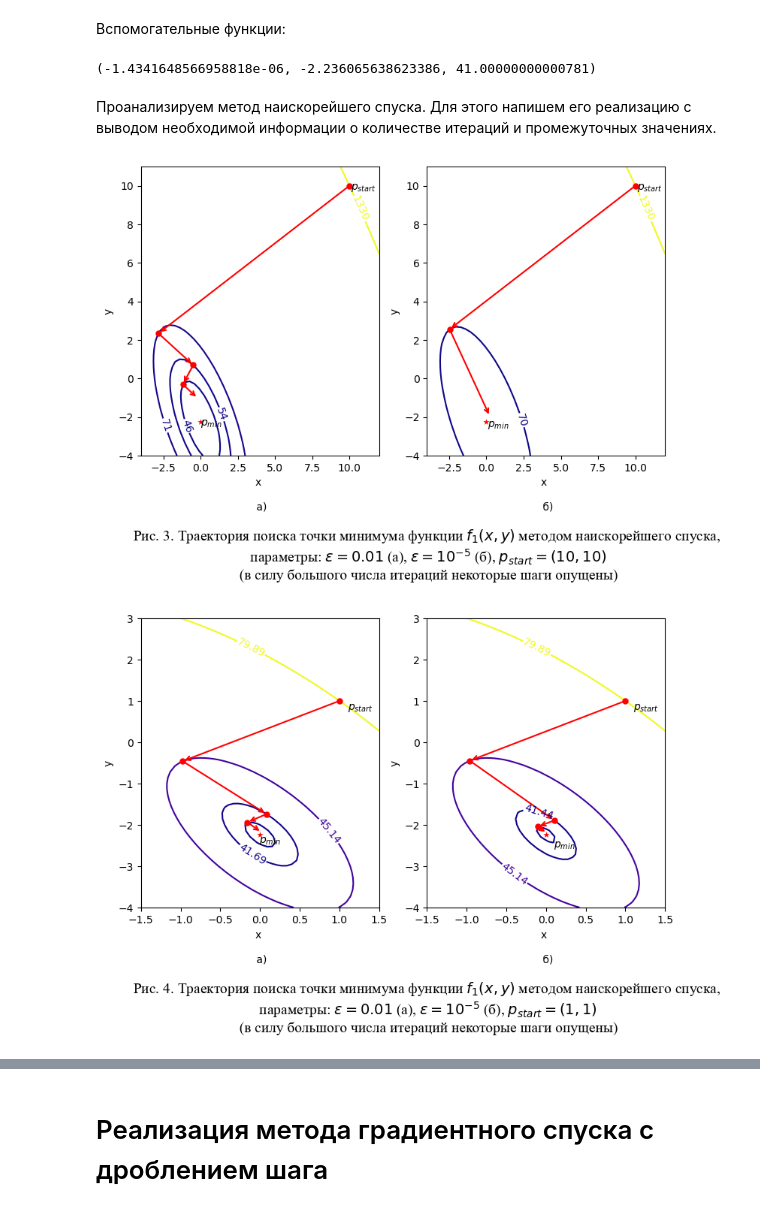
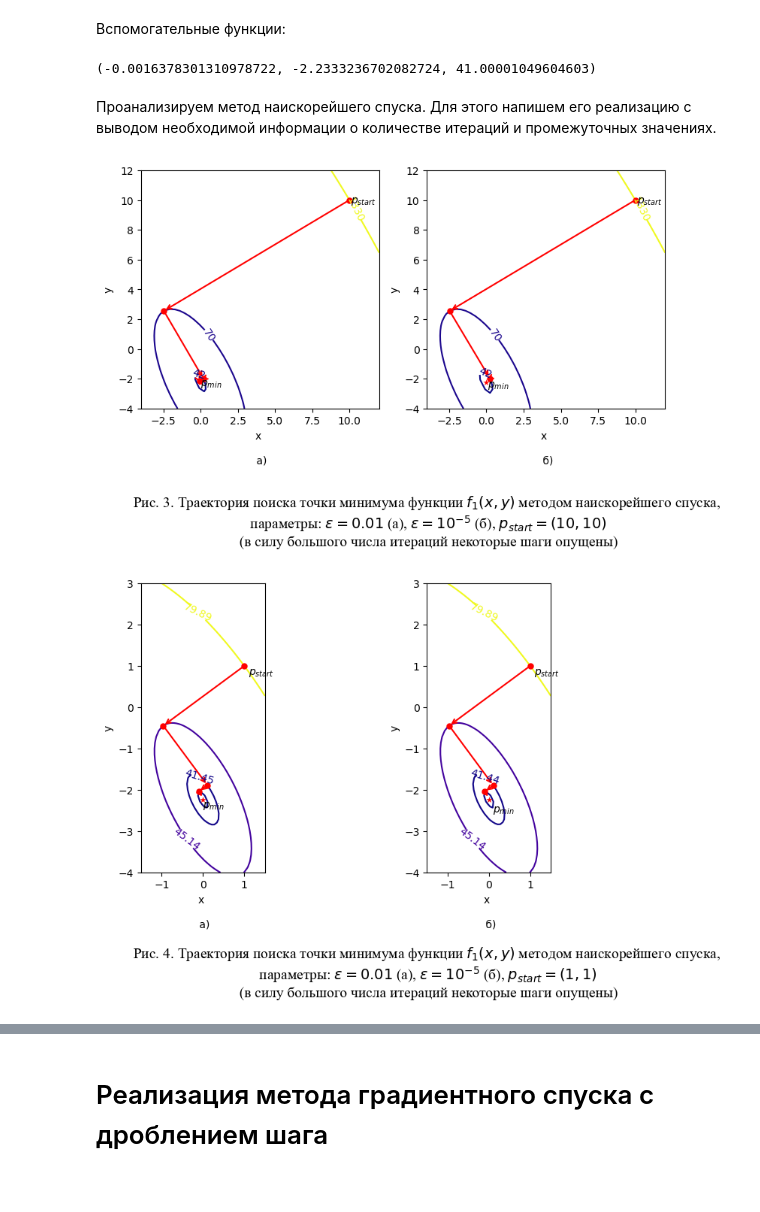
Before and after one commit to Ship-Vano/OptimizationMethodsLabs, a Jupyter notebook: Lab2.ipynb, the cells around one changed output, grey strips where cells are left out. Cells and saved outputs as stored; diff of their text form; code cells hidden in the pictures.

```diff
--- a/Lab2.ipynb
+++ b/Lab2.ipynb
@@ -159,9 +208,9 @@ def SteepestDescentMinSearch(func, eps, x0, y0):
         length = np.sqrt(wx*wx + wy*wy)
     return x, y, func(x, y)
 # %%
-SteepestDescentMinSearch(f1, eps2, -0.5, 2.5)
+SteepestDescentMinSearch(f1, eps1, -0.5, 2.5)
 # %% [output]
-(-1.4341648566958818e-06, -2.236065638623386, 41.00000000000781)
+(-0.0016378301310978722, -2.2333236702082724, 41.00001049604603)
 # %% [markdown]
 Проанализируем метод наискорейшего спуска. Для этого напишем его реализацию с выводом необходимой информации о количестве итераций и промежуточных значениях.
 # %%
@@ -222,7 +291,7 @@ xmin0_f1, ymin0_f1, fmin0_f1, xs0_f1, ys0_f1, its0_f1, fls0_f1, grs0_f1 = InfoSt
 xmin1_f1, ymin1_f1, fmin1_f1, xs1_f1, ys1_f1, its1_f1, fls1_f1, grs1_f1 = InfoSteepestDescentMinSearch(f1, eps2, 10, 10)
 # %%
 x = np.linspace(-4, 12)
-y = np.linspace(-4, 11)
+y = np.linspace(-4, 12)
 X, Y = np.meshgrid(x, y)
 Z = F1(X, Y)
 fig, ax = plt.subplots(nrows=1, ncols=2,figsize=(9, 5))
@@ -230,40 +299,42 @@ levels1 = []
 levels2 = []
 ax[0].scatter(xs0_f1[0:4], ys0_f1[0:4], color='red', lw=0.05, zorder=2)
 ax[0].scatter(xs0_f1[-1], ys0_f1[-1], color='red', lw=0.05, marker='*', zorder=2)
-ax[1].scatter(xs1_f1[0:2], ys1_f1[0:2], color='red', lw=0.05, zorder=2)
+ax[1].scatter(xs1_f1[0:3], ys1_f1[0:3], color='red', lw=0.05, zorder=2)
 ax[1].scatter(xs1_f1[-1], ys1_f1[-1], color='red', lw=0.05, marker='*', zorder=2)
 for i in range(0,4):
     levels1.append(f1(xs0_f1[i], ys0_f1[i]))
     ax[0].annotate('', xytext=(xs0_f1[i], ys0_f1[i]), xy=(xs0_f1[i+1], ys0_f1[i+1]),
                    arrowprops={'arrowstyle': '->', 'color': 'r', 'lw': 1.5},
                    va='center', ha='center')
 levels1.reverse()
 CS1 = ax[0].contour(X, Y, Z, cmap=cm.plasma, levels=levels1, zorder=1)
 ax[0].clabel(CS1, CS1.levels,inline=True,inline_spacing = 1)
-for i in range(0,2):
+for i in range(0,3):
     levels2.append(f1(xs1_f1[i], ys1_f1[i]))
     ax[1].annotate('', xytext=(xs1_f1[i], ys1_f1[i]), xy=(xs1_f1[i+1], ys1_f1[i+1]),
                    arrowprops={'arrowstyle': '->', 'color': 'r', 'lw': 1.5},
                    va='center', ha='center')
 levels2.reverse()
 CS2 = ax[1].contour(X, Y, Z, cmap=cm.plasma, levels=levels2, zorder=1)
 ax[1].clabel(CS2, CS2.levels,inline=True,inline_spacing = 1)
 
 ax[0].annotate('$p_{min}$', xytext=(xs0_f1[-1]-0.01, ys0_f1[-1]-0.2), xy=(xs0_f1[-1], ys0_f1[-1]))
 ax[0].annotate('$p_{start}$', xytext=(xs0_f1[0]+0.1, ys0_f1[0]-0.2), xy=(xs0_f1[0], ys0_f1[0]))
 ax[0].set_xlabel('x \n \n a)')
 ax[1].annotate('$p_{min}$', xytext=(xs1_f1[-1]+0.1, ys1_f1[-1]-0.3), xy=(xs1_f1[-1], ys1_f1[-1]))
 ax[1].annotate('$p_{start}$', xytext=(xs1_f1[0]+0.1, ys1_f1[0]-0.2), xy=(xs1_f1[0], ys1_f1[0]))
 ax[1].set_xlabel('x \n \n б)')
 ax[0].set_ylabel('y')
 ax[1].set_ylabel('y')
 plt.title('Рис. 3. Траектория поиска точки минимума функции $f_1(x, y)$ методом наискорейшего спуска, \n \
 параметры: $ε=0.01$ (а), $ε=10^{-5}$ (б), $p_{start}=(10, 10)$ \n \
 (в силу большого числа итераций некоторые шаги опущены)',
-             fontsize=14, fontname='Times New Roman',y=-0.45, x = 0)
+             fontsize=14, fontname='Times New Roman',y=-0.6, x = 0)
+ax[0].axis('scaled')
+ax[1].axis('scaled')
 plt.show()
 # %% [output]
-[figure, old version]
+[figure, new version]
 # %%
 xmin2_f1, ymin2_f1, fmin2_f1, xs2_f1, ys2_f1, its2_f1, fls2_f1, grs2_f1 = InfoSteepestDescentMinSearch(f1, eps1, 1, 1)
 # %%
@@ -314,9 +385,11 @@ plt.title('Рис. 4. Траектория поиска точки миниму
 параметры: $ε=0.01$ (а), $ε=10^{-5}$ (б), $p_{start}=(1, 1)$ \n \
 (в силу большого числа итераций некоторые шаги опущены)',
              fontsize=14, fontname='Times New Roman',y=-0.45, x = 0)
+ax[0].axis('scaled')
+ax[1].axis('scaled')
 plt.show()
 # %% [output]
-[figure, old version]
+[figure, new version]
 # %%
 xmin0_f21, ymin0_f21, fmin0_f21, xs0_f21, ys0_f21, its0_f21, fls0_f21, grs0_f21 = InfoSteepestDescentMinSearch(f21, eps1, -5, 2)
 # %%
```
Also changed, not shown: parts of 21 cells of this notebook, 6 other files.
